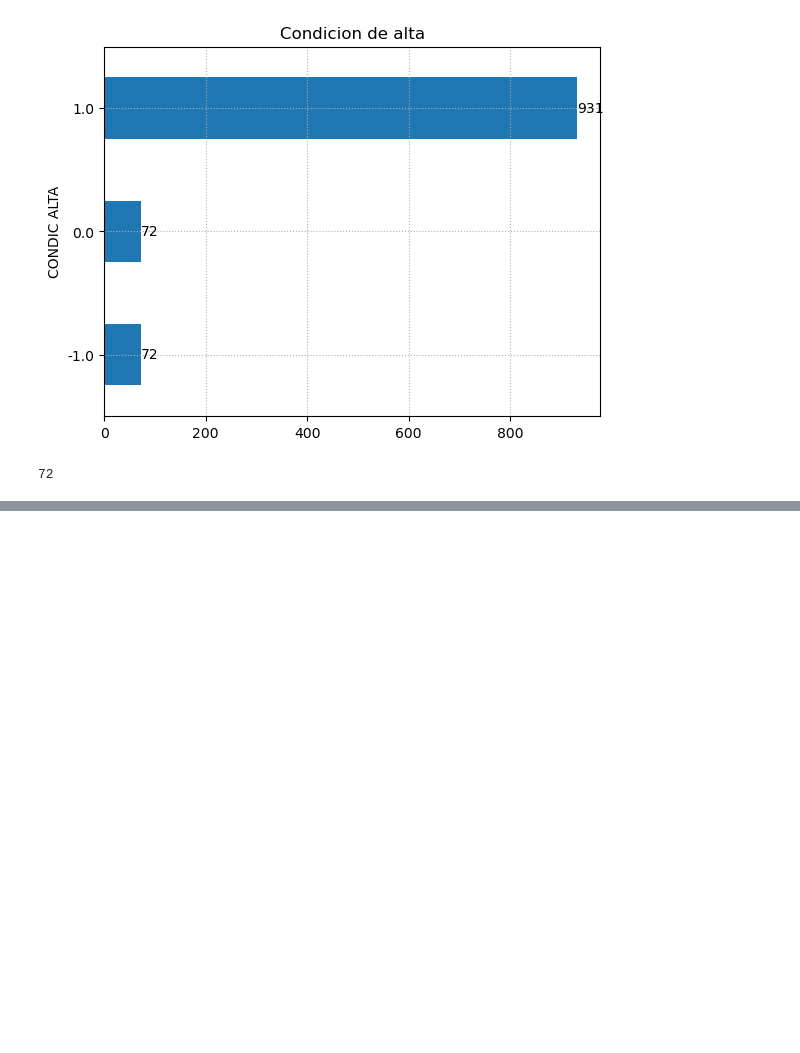
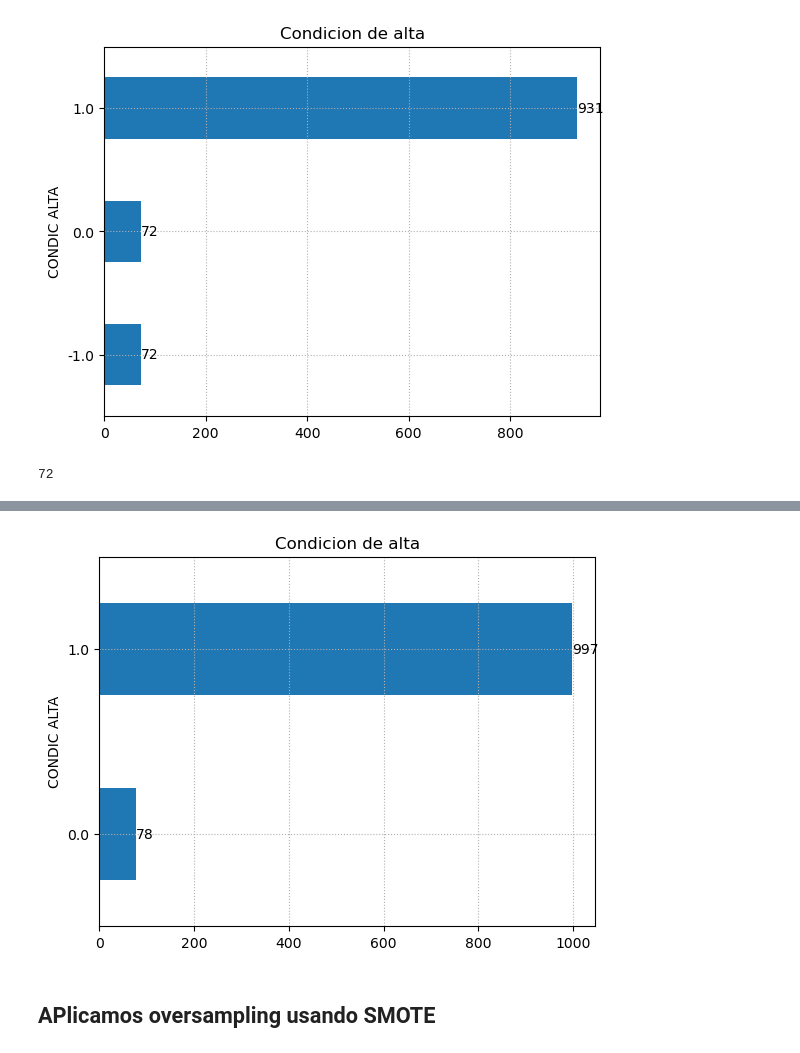
Before and after one commit to moisesStevend/clasificador_altas, a Jupyter notebook: pre_processing/test1.ipynb, the cells around one changed output, grey strips where cells are left out. Saved outputs shown, nothing was run; the diff lists cells and outputs as text; code cells hidden in the pictures; blank space fills up the shorter version.

Commit message:
se agrego la imputacion por knn y oversampling usando SMOTE

```diff
--- a/pre_processing/test1.ipynb
+++ b/pre_processing/test1.ipynb
@@ -100,0 +123,11 @@ df["CONDIC ALTA"].isnull().sum()
+# %%
+plt.title("Condicion de alta")
+ax = df2.fillna(-1).groupby(["CONDIC ALTA"])["CONDIC ALTA"].count().plot(kind="barh")
+ax.grid(ls=":")
+
+for bars in ax.containers:
+    ax.bar_label(bars)
+# %% [output]
+[figure, added]
+# %% [markdown]
+## APlicamos oversampling usando SMOTE
```
Also changed, not shown: parts of 9 cells of this notebook.
